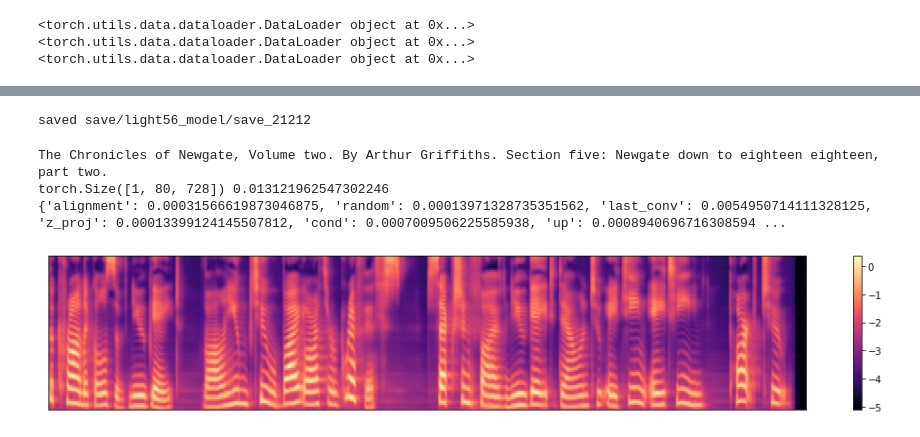
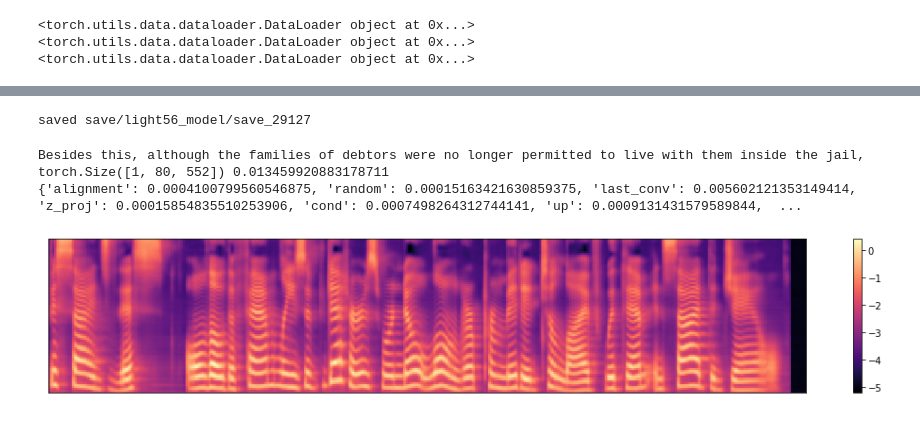
Before and after one commit to scpark20/kimchi-tts, a Jupyter notebook: light56_model.ipynb, the cells around one changed output, grey strips where cells are left out. Saved outputs shown, nothing was run; the diff lists cells and outputs as text; code cells hidden in the pictures.

```diff
--- a/light56_model.ipynb
+++ b/light56_model.ipynb
@@ -78,7 +78,7 @@ done
 # %%
 trainset = LJDataset(tts_hparams)
 collate_fn = TextMelCollate(tts_hparams)
-train_loader = torch.utils.data.DataLoader(trainset, num_workers=tts_hparams.num_workers,
+train_loader = torch.utils.data.DataLoader(trainset, num_workers=8, #tts_hparams.num_workers,
                           shuffle=True, sampler=None, batch_size=tts_hparams.batch_size, pin_memory=False,
                           drop_last=True, collate_fn=collate_fn)
 print(train_loader)
@@ -98,3 +98,11 @@ print(test_loader)
 <torch.utils.data.dataloader.DataLoader object at 0x...>
 <torch.utils.data.dataloader.DataLoader object at 0x...>
 <torch.utils.data.dataloader.DataLoader object at 0x...>
+# %%
+t0 = time.time()
+for i, batch in enumerate(train_loader):
+    t1 = time.time()
+    print(t1 - t0)
+    t0 = time.time()
+    if i > 10:
+        break
@@ -215,42 +257,43 @@ step : 21212 stt : 0.0082 tts : 0.1370 recon : 0.0251 kl : 0.0208 beta : 0.4244
 # %%
 logger.save(step, model, optimizer)
 # %% [output]
-saved save/light56_model/save_21212
+saved save/light56_model/save_29127
 # %%
 import matplotlib.pyplot as plt
 import librosa.display
 import numpy as np
 import time
 
-for batch in test_loader:
+for i, batch in enumerate(test_loader):
     batch = to_cuda(batch)
-    print(batch['strings'][0])
-    break
+    if i == 5:
+        break
+print(batch['strings'][0])
 
 model.eval()
 with torch.no_grad():
     index = 0
     times = []
     for _ in range(10):
         t0 = time.time()
         samples, time_dict = model.inference(batch['text'][0:1], None, None, temperature=1.0)
         t1 = time.time()
         times.append(t1 - t0)
     times = np.array(times)
     print(samples.shape, np.mean(times))
     print(time_dict)
 
     plt.figure(figsize=[18, 3])
     _x = batch['mels'].data.cpu().numpy()
     _s = samples.data.cpu().numpy()
     librosa.display.specshow(_s[index])
     plt.colorbar()
     plt.show()
 # %% [output]
-The Chronicles of Newgate, Volume two. By Arthur Griffiths. Section five: Newgate down to eighteen eighteen, part two.
-torch.Size([1, 80, 728]) 0.013121962547302246
-{'alignment': 0.00031566619873046875, 'random': 0.00013971328735351562, 'last_conv': 0.0054950714111328125, 'z_proj': 0.00013399124145507812, 'cond': 0.0007009506225585938, 'up': 0.0008940696716308594 ...
+Besides this, although the families of debtors were no longer permitted to live with them inside the jail,
+torch.Size([1, 80, 552]) 0.013459920883178711
+{'alignment': 0.0004100799560546875, 'random': 0.00015163421630859375, 'last_conv': 0.005602121353149414, 'z_proj': 0.00015854835510253906, 'cond': 0.0007498264312744141, 'up': 0.0009131431579589844,  ...
-[figure, old version]
+[figure, new version]
 # %%
 def denormalize(x):
     return 10 ** x
```
Also changed, not shown: parts of 3 cells of this notebook, 4 other files.
